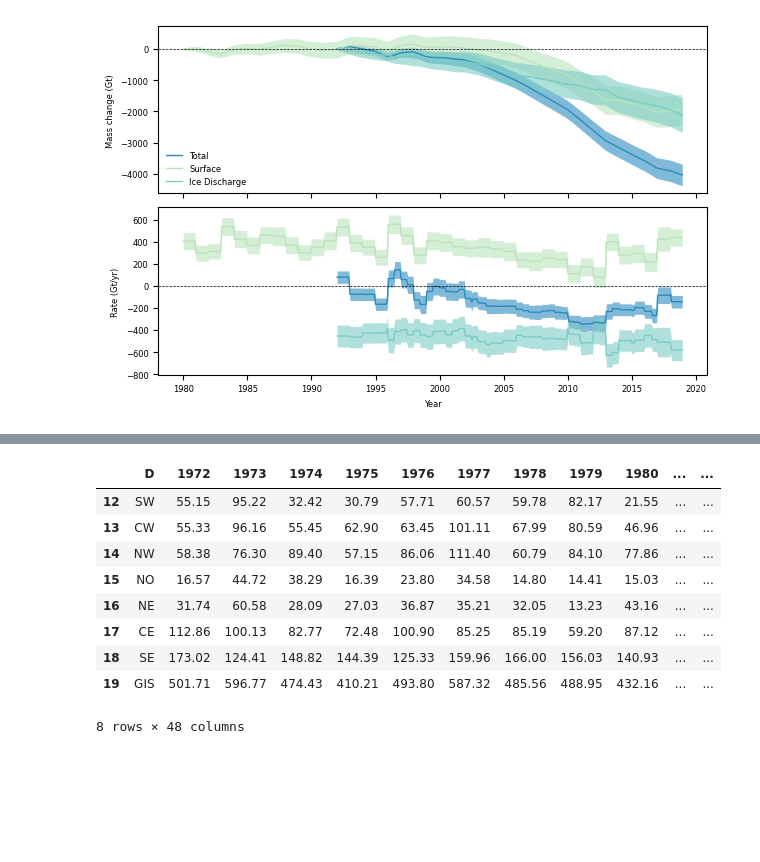
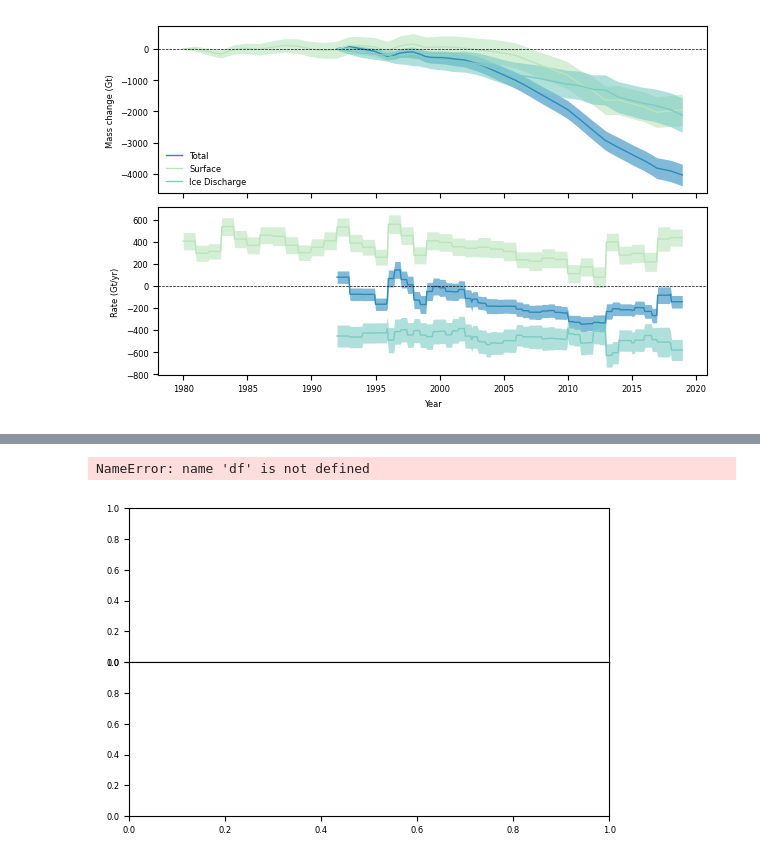
Before and after one commit to pism/pism-ragis, a Jupyter notebook: notebooks/analyze_ensembles.ipynb, the cells around one changed output, grey strips where cells are left out. Saved outputs shown, nothing was run; the diff lists cells and outputs as text; code cells hidden in the pictures; blank space fills up the shorter version.

```diff
--- a/notebooks/analyze_ensembles.ipynb
+++ b/notebooks/analyze_ensembles.ipynb
@@ -16,21 +16,6 @@ from pismragis.processing import convert_netcdf_to_dataframe, check_file, copy_f
 from pismragis.stats import run_stats
 # %% [markdown]
 ## Some settings
-# %%
-def load_mankoff(discharge_url: Union[str, Path] = Path("/Users/andy/Google Drive/My Drive/Projects/RAGIS/data/gate_D.csv"),
-                 discharge_error_url: Union[str, Path] = Path("/Users/andy/Google Drive/My Drive/Projects/RAGIS/data/gate_err.csv"),
-):
-    m_df = pd.read_csv(discharge_url, parse_dates=["Date"], infer_datetime_format=True)
-    d_df = pd.read_csv(discharge_url, parse_dates=["Date"], infer_datetime_format=True)
-    de_df = pd.read_csv(discharge_error_url, parse_dates=["Date"], infer_datetime_format=True)
-    d_df = -d_df.drop(columns="Date").sum(axis=1)
-    d_df.name = "D (Gt/yr)"
-    de_df = de_df.drop(columns="Date").apply(np.square).sum(axis=1).apply(np.sqrt)
-    de_df.name = "D uncertainty (Gt/yr)"
-    df = pd.merge(d_df, de_df,  left_index=True, right_index=True)
-    df["Date"] = m_df["Date"]
-    df["Year"] = [to_decimal_year(d) for d in df["Date"]]
-    return df
 # %%
 # Root directory
 data_dir = Path("/Users/andy/Google Drive/My Drive/Projects/RAGIS/data/pism")
@@ -51,10 +36,10 @@ plt.style.use("tableau-colorblind10")
 
 mass_varname = "SLE (cm)"
 mass_uncertainty_varname = "SLE uncertainty (cm)"
-discharge_varname = "D (Gt/yr)"
-discharge_uncertainty_varname = "D uncertainty (Gt/yr)"
-smb_varname = "SMB (Gt/yr)"
-smb_uncertainty_varname = "SMB uncertainty (Gt/yr)"
+discharge_varname = "Rate of ice discharge (Gt/yr)"
+discharge_uncertainty_varname = "Rate of ice discharge uncertainty (Gt/yr)"
+smb_varname = "Rate of surface mass balance (Gt/yr)"
+smb_uncertainty_varname = "Rate of surface mass balance uncertainty (Gt/yr)"
 
 bg_color = "w"
 sim_colors = plt.rcParams['axes.prop_cycle'].by_key()['color'][1::]
@@ -842,4 +809,4 @@ time
 2020-01-01    486.213315
 Name: SMB (Gt/yr), dtype: float64
 # %%
-mou
+imbie = load_imbie()
@@ -1475,13 +1308,5 @@ df_m[0:8]
-# %%
-df_m[12:20]
-# %% [output]
-|  | D | 1972 | 1973 | 1974 | 1975 | 1976 | 1977 | 1978 | 1979 | 1980 | ... | ... |
-| 12 | SW | 55.15 | 95.22 | 32.42 | 30.79 | 57.71 | 60.57 | 59.78 | 82.17 | 21.55 | ... | ... |
-| 13 | CW | 55.33 | 96.16 | 55.45 | 62.90 | 63.45 | 101.11 | 67.99 | 80.59 | 46.96 | ... | ... |
-| 14 | NW | 58.38 | 76.30 | 89.40 | 57.15 | 86.06 | 111.40 | 60.79 | 84.10 | 77.86 | ... | ... |
-| 15 | NO | 16.57 | 44.72 | 38.29 | 16.39 | 23.80 | 34.58 | 14.80 | 14.41 | 15.03 | ... | ... |
-| 16 | NE | 31.74 | 60.58 | 28.09 | 27.03 | 36.87 | 35.21 | 32.05 | 13.23 | 43.16 | ... | ... |
-| 17 | CE | 112.86 | 100.13 | 82.77 | 72.48 | 100.90 | 85.25 | 85.19 | 59.20 | 87.12 | ... | ... |
-| 18 | SE | 173.02 | 124.41 | 148.82 | 144.39 | 125.33 | 159.96 | 166.00 | 156.03 | 140.93 | ... | ... |
-| 19 | GIS | 501.71 | 596.77 | 474.43 | 410.21 | 493.80 | 587.32 | 485.56 | 488.95 | 432.16 | ... | ... |
-8 rows × 48 columns
+# %%
+plot_imbie(imbie, title="IMBIE")
+# %% [output]
+NameError: name 'df' is not defined
+[figure, added]
```
Also changed, not shown: parts of 33 cells of this notebook, 3 other files.
